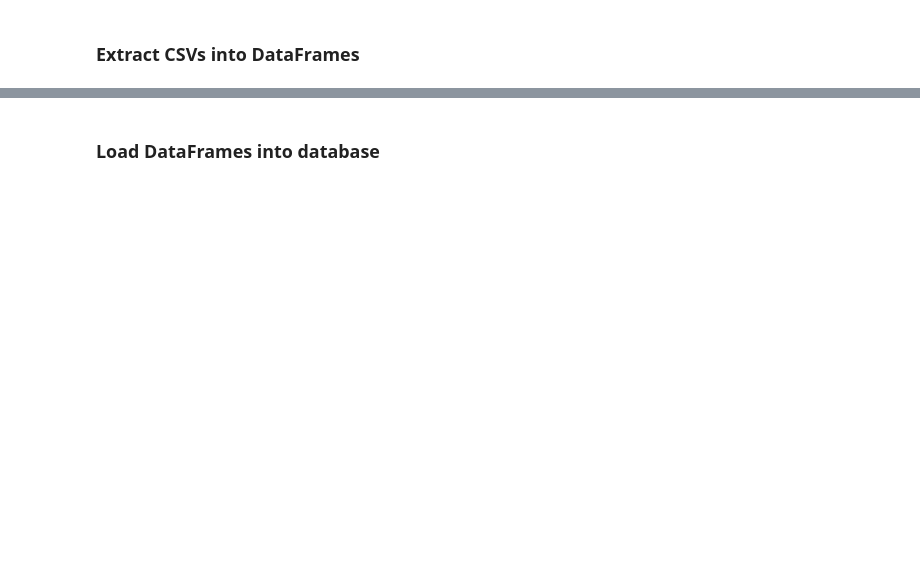
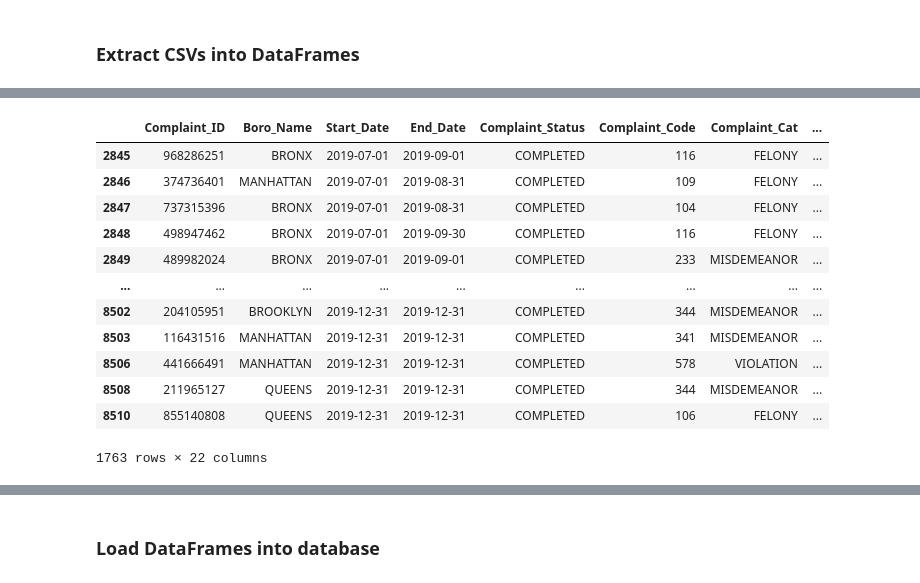
Before and after one commit to bxprdr25/ETL-challenge, a Jupyter notebook: pandas_etl.ipynb, the cells around one changed output, grey strips where cells are left out. Cells and saved outputs as stored; diff of their text form; code cells hidden in the pictures; blank space fills up the shorter version.

```diff
--- a/pandas_etl.ipynb
+++ b/pandas_etl.ipynb
@@ -67,0 +68,61 @@ lat_long_df.head()
+# %%
+# Create a filtered dataframe from specific columns
+crime_cols = ["CMPLNT_NUM", "BORO_NM", "CMPLNT_FR_DT", "CMPLNT_TO_DT", "CRM_ATPT_CPTD_CD", "KY_CD", "LAW_CAT_CD",
+                "OFNS_DESC", "SUSP_AGE_GROUP", "SUSP_RACE", "SUSP_SEX", "VIC_AGE_GROUP",
+                "VIC_RACE", "VIC_SEX", "Latitude", "Longitude"]
+
+crime_transformed = crime_df[crime_cols].copy()
+
+# Rename the column headers
+crime_transformed = crime_transformed.rename(columns={"CMPLNT_NUM": "Complaint_ID",
+                                                      "BORO_NM": "Boro_Name",
+                                                      "CMPLNT_FR_DT":"Start_Date",
+                                                      "CMPLNT_TO_DT":"End_Date",
+                                                      "CRM_ATPT_CPTD_CD":"Complaint_Status",
+                                                      "KY_CD":"Complaint_Code",
+                                                      "LAW_CAT_CD": "Complaint_Cat",
+                                                      "OFNS_DESC":"Complaint_Desc",
+                                                      "SUSP_AGE_GROUP":"Suspect_Age",
+                                                      "SUSP_RACE":"Suspect_Race",
+                                                      "SUSP_SEX": "Suspect_Gender",
+                                                      "VIC_AGE_GROUP":"Victim_Age",
+                                                      "VIC_RACE":"Victim_Race",
+                                                      "VIC_SEX":"Victim_Gender",
+                                                      "Latitude":"Latitude",
+                                                      "Longitude":"Longitude"})
+
+#Convert the Start Date and End Date columns from object to datetime datatypes
+crime_transformed["Start_Date"] = pd.to_datetime(crime_transformed["Start_Date"], format="%m/%d/%Y", errors="coerce")
+crime_transformed["End_Date"] = pd.to_datetime(crime_transformed["End_Date"], format="%m/%d/%Y", errors="coerce")
+
+#Filter to return where the start date and end date year is equal to 2019
+crime_transformed_filter=crime_transformed[(crime_transformed["Start_Date"].dt.year == 2019) & (crime_transformed["End_Date"].dt.year == 2019)]
+
+#Filter to return where the month equals July or December based on the start date
+crime_transformed_filter=crime_transformed_filter[(crime_transformed_filter["Start_Date"].dt.month_name() == "July") | (crime_transformed_filter["Start_Date"].dt.month_name() == "December")]
+
+#This will show only the rows that have a NAN value to allow the user the option of dropping them.
+crime_transformed_filter_na = crime_transformed_filter[crime_transformed_filter.isna().any(axis=1)]
+crime_transformed_filter_na
+
+cols=["Latitude", "Longitude"]
+crime_transformed_filter[["Lat3", "Long3"]] = crime_transformed_filter[cols].round(3)
+crime_transformed_filter[["Lat2", "Long2"]] = crime_transformed_filter[cols].round(2)
+crime_transformed_filter[["Lat1", "Long1"]] = crime_transformed_filter[cols].round(1)
+
+crime_transformed_filter.dropna()
+crime_transformed_filter
+# %% [output]
+|  | Complaint_ID | Boro_Name | Start_Date | End_Date | Complaint_Status | Complaint_Code | Complaint_Cat | ... |
+| 2845 | 968286251 | BRONX | 2019-07-01 | 2019-09-01 | COMPLETED | 116 | FELONY | ... |
+| 2846 | 374736401 | MANHATTAN | 2019-07-01 | 2019-08-31 | COMPLETED | 109 | FELONY | ... |
+| 2847 | 737315396 | BRONX | 2019-07-01 | 2019-08-31 | COMPLETED | 104 | FELONY | ... |
+| 2848 | 498947462 | BRONX | 2019-07-01 | 2019-09-30 | COMPLETED | 116 | FELONY | ... |
+| 2849 | 489982024 | BRONX | 2019-07-01 | 2019-09-01 | COMPLETED | 233 | MISDEMEANOR | ... |
+| ... | ... | ... | ... | ... | ... | ... | ... | ... |
+| 8502 | 204105951 | BROOKLYN | 2019-12-31 | 2019-12-31 | COMPLETED | 344 | MISDEMEANOR | ... |
+| 8503 | 116431516 | MANHATTAN | 2019-12-31 | 2019-12-31 | COMPLETED | 341 | MISDEMEANOR | ... |
+| 8506 | 441666491 | MANHATTAN | 2019-12-31 | 2019-12-31 | COMPLETED | 578 | VIOLATION | ... |
+| 8508 | 211965127 | QUEENS | 2019-12-31 | 2019-12-31 | COMPLETED | 344 | MISDEMEANOR | ... |
+| 8510 | 855140808 | QUEENS | 2019-12-31 | 2019-12-31 | COMPLETED | 106 | FELONY | ... |
+1763 rows × 22 columns
```
Also changed, not shown: parts of 30 cells of this notebook, 2 other files.
